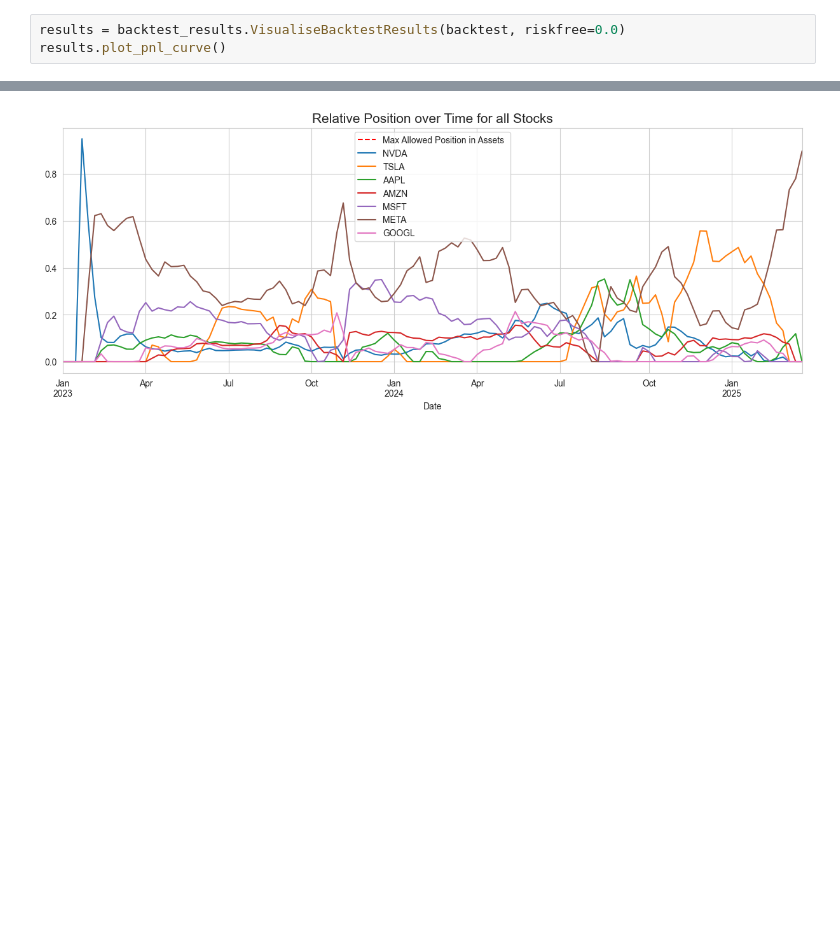
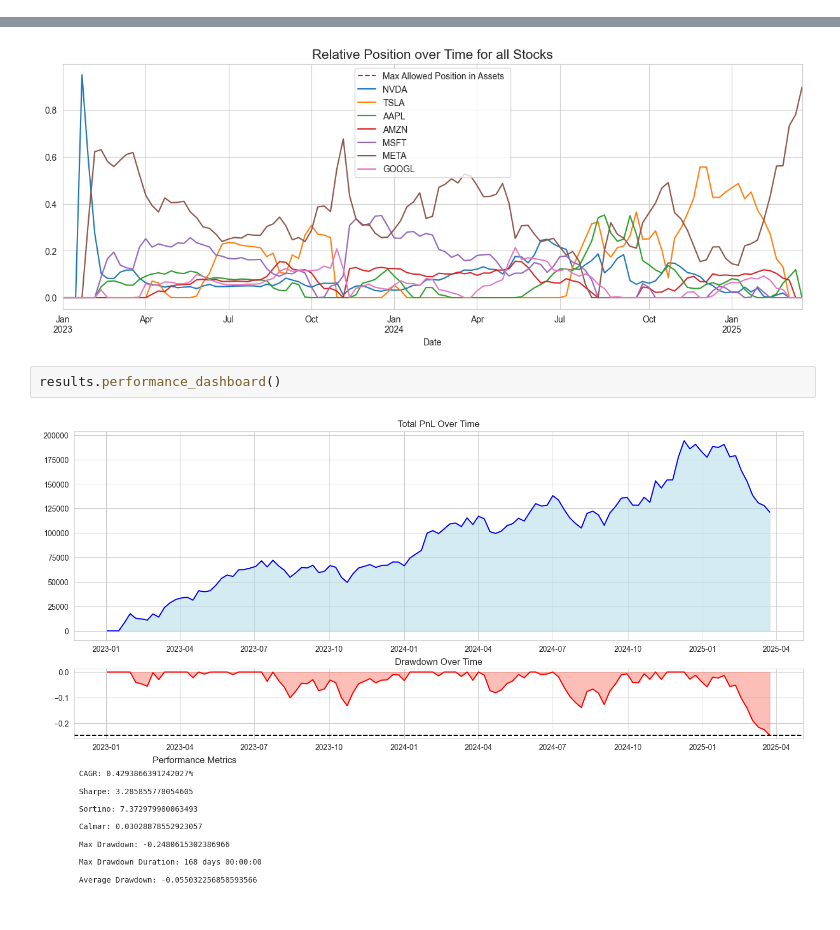
Before and after one commit to thexuanngu/QRT, a Jupyter notebook: gabriel_simple_strategies/LSEGdata.ipynb, the cells around one changed output, grey strips where cells are left out. Drawn from its saved outputs; the diff is of its cells as text; blank space fills up the shorter version.

Commit message:
small_update to LSEGdata + eda for our first strategy. A big backtesting engine update coming soon.

```diff
--- a/gabriel_simple_strategies/LSEGdata.ipynb
+++ b/gabriel_simple_strategies/LSEGdata.ipynb
@@ -275,6 +274,3 @@ GOOGL    153.904999
 Name: 2025-03-24 00:00:00, dtype: float64
 
 Total Number of Trades Made (including Portfolio Rebalances),  103
-# %%
-results = backtest_results.VisualiseBacktestResults(backtest, riskfree=0.0)
-results.plot_pnl_curve()
@@ -295,3 +319,7 @@ ax.legend()
 plt.show()
 # %% [output]
 [figure]
+# %%
+results.performance_dashboard()
+# %% [output]
+[figure, added]
```
Also changed, not shown: parts of 5 cells of this notebook, 1 other file.
